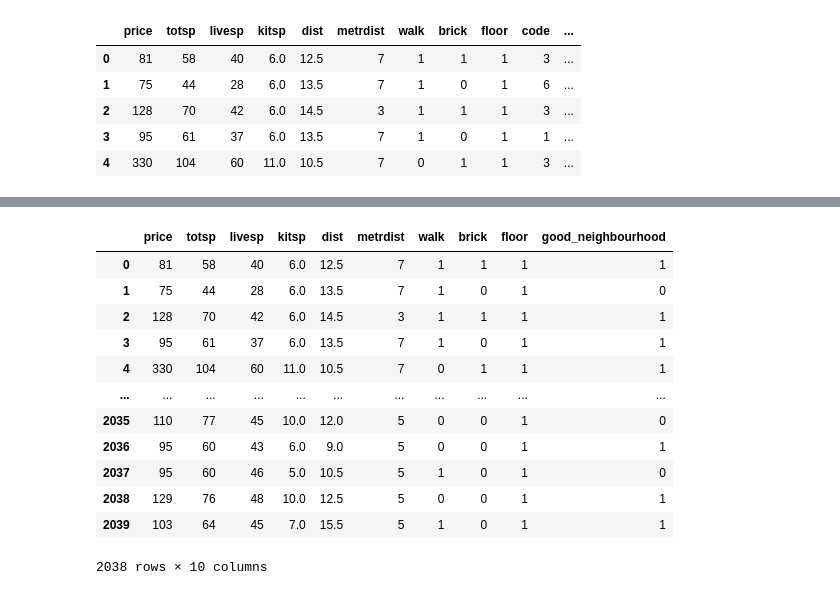
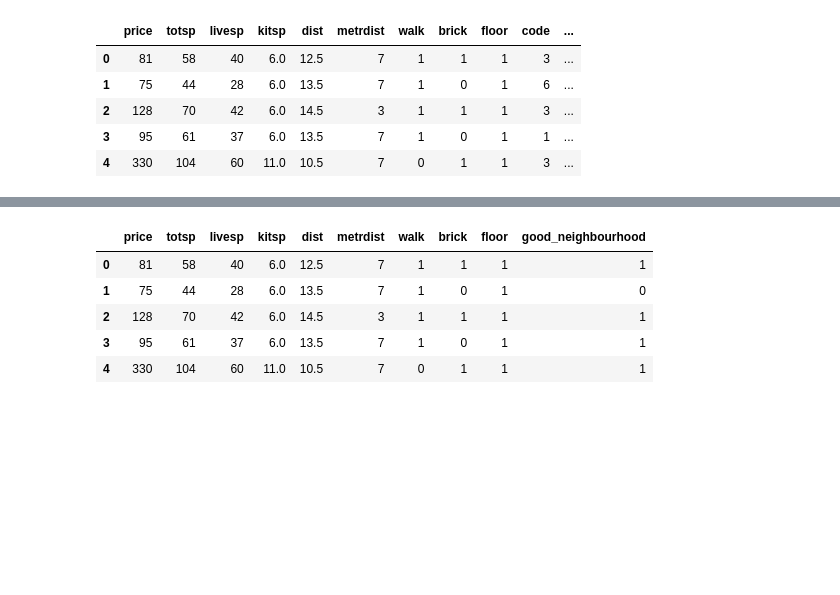
Before and after one commit to shxdee/JupyterNotebooks, a Jupyter notebook: Moscow Flats/Moscow Flats (Regression).ipynb, the cells around one changed output, grey strips where cells are left out. Cells and saved outputs as stored; diff of their text form; code cells hidden in the pictures; blank space fills up the shorter version.

```diff
--- a/Moscow Flats/Moscow Flats (Regression).ipynb
+++ b/Moscow Flats/Moscow Flats (Regression).ipynb
@@ -526,0 +585,2 @@ sns.barplot(x=df.code, y=df.price)
+# %%
+df_ft = df.copy()
@@ -537,8 +617,8 @@ def code_map(code):
     else:
         return 1
 
-df['good_neighbourhood'] = df['code'].map(code_map)
-display(df.head())
+df_ft['good_neighbourhood'] = df_ft['code'].map(code_map)
+display(df_ft.head())
 # %% [output]
 |  | price | totsp | livesp | kitsp | dist | metrdist | walk | brick | floor | code | ... |
 | 0 | 81 | 58 | 40 | 6.0 | 12.5 | 7 | 1 | 1 | 1 | 3 | ... |
@@ -563,16 +649,10 @@ R2:  0.7605301322111085
 # %%
-df.drop('code', axis = 1)
+df_ft.drop('code', axis = 1, inplace = True)
+df_ft.head()
 # %% [output]
 |  | price | totsp | livesp | kitsp | dist | metrdist | walk | brick | floor | good_neighbourhood |
 | 0 | 81 | 58 | 40 | 6.0 | 12.5 | 7 | 1 | 1 | 1 | 1 |
 | 1 | 75 | 44 | 28 | 6.0 | 13.5 | 7 | 1 | 0 | 1 | 0 |
 | 2 | 128 | 70 | 42 | 6.0 | 14.5 | 3 | 1 | 1 | 1 | 1 |
 | 3 | 95 | 61 | 37 | 6.0 | 13.5 | 7 | 1 | 0 | 1 | 1 |
 | 4 | 330 | 104 | 60 | 11.0 | 10.5 | 7 | 0 | 1 | 1 | 1 |
-| ... | ... | ... | ... | ... | ... | ... | ... | ... | ... | ... |
-| 2035 | 110 | 77 | 45 | 10.0 | 12.0 | 5 | 0 | 0 | 1 | 0 |
-| 2036 | 95 | 60 | 43 | 6.0 | 9.0 | 5 | 0 | 0 | 1 | 1 |
-| 2037 | 95 | 60 | 46 | 5.0 | 10.5 | 5 | 1 | 0 | 1 | 0 |
-| 2038 | 129 | 76 | 48 | 10.0 | 12.5 | 5 | 0 | 0 | 1 | 1 |
-| 2039 | 103 | 64 | 45 | 7.0 | 15.5 | 5 | 1 | 0 | 1 | 1 |
-2038 rows × 10 columns
```
Also changed, not shown: parts of 116 cells of this notebook, 3 other files.
